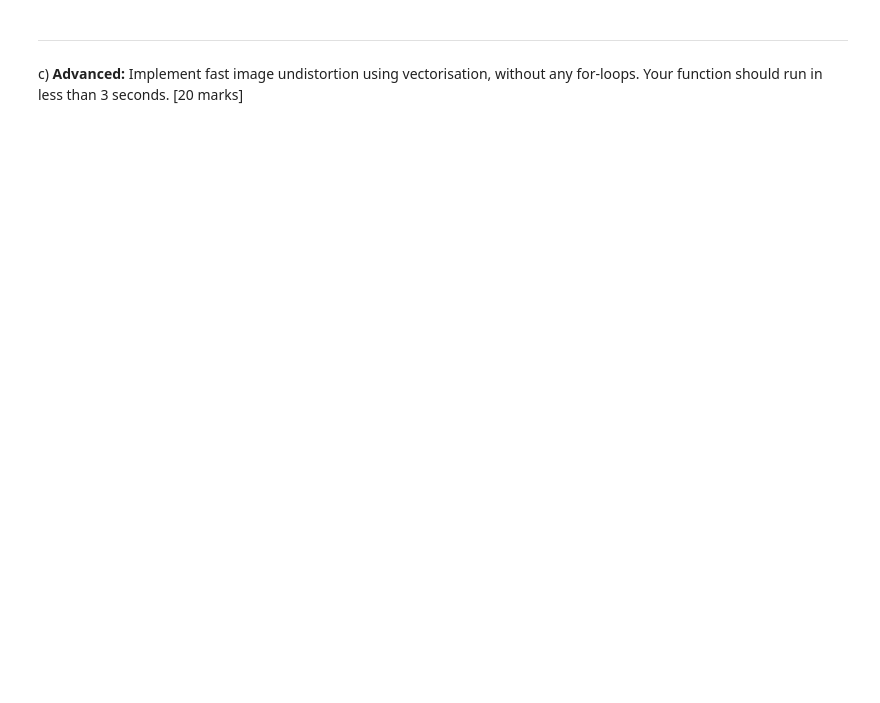
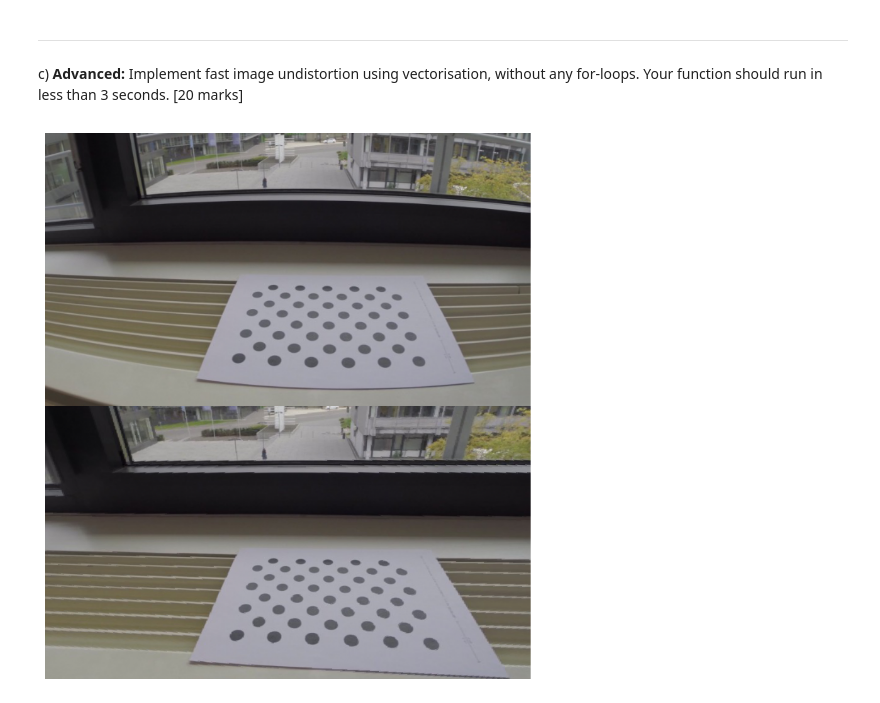
Before and after one commit to varniethan/Computer-Vision, a Jupyter notebook: Image Warping Lab.ipynb, the cells around one changed output. Drawn from its saved outputs; the diff is of its cells as text; code cells hidden in the pictures; blank space fills up the shorter version.

```diff
--- a/Image Warping Lab.ipynb
+++ b/Image Warping Lab.ipynb
@@ -183,17 +256,81 @@ plt.axis("off");
 # %% [markdown]
 ----
 c) **Advanced:** Implement fast image undistortion using vectorisation, without any for-loops. Your function should run in less than 3 seconds. [20 marks]
-# %%
-def undistort_image_vectorised(image, camera_matrix, dist_coeffs):
-    """Undistorts an image using the given camera matrix and distortion coefficients.
-    Use vectorised operations to avoid slow for loops."""
-
-    ## TASK: Replace this code with your own implementation.
-    return np.zeros_like(image)
-
-
-# Visualise input (top) and undistorted output (bottom).
-target = undistort_image_vectorised(source, camera_matrix, dist_coeffs)
-plt.rcParams['figure.figsize'] = [10, 10]
-plt.imshow(np.vstack([source, target]))
-plt.axis("off");
+# %%
+def bilinear_interpolation(image, x, y):
+    # Get the integer and fractional parts of the coordinates
+    x_int = (np.floor(x)).astype(int)
+    y_int = np.floor(y).astype(int)
+    dx = x - x_int
+    dy = y - y_int
+
+    x_int = np.clip(x_int, 0, image.shape[1] - 2)
+    y_int = np.clip(y_int, 0, image.shape[0] - 2)
+
+    dx = [dx, dx, dx]
+    dx = np.moveaxis(dx, 0, -1)
+
+    dy = [dy, dy, dy]
+    dy = np.moveaxis(dy, 0, -1)
+
+    # Step 1: Create a boolean mask for valid indices
+    # Step 2: Initialize topLeft as a 3D array of zeros
+    # Step 3: Assign valid pixel values from image to topLeft
+
+    # Get the intensity values of pixels at four nearest corners
+    #if 0 <= x_int < image.shape[1] and 0 <= y_int < image.shape[0] else np.zeros(3)
+    maskTopLeft = (0 <= x_int) & (x_int < image.shape[1]) & (0 <= y_int) & (y_int < image.shape[0])
+    topLeft = np.zeros((x_int.shape[0], x_int.shape[1], 3))
+    topLeft[maskTopLeft] = image[y_int[maskTopLeft], x_int[maskTopLeft]]
+
+    #if 0 <= x_int+1 < image.shape[1] and 0 <= y_int < image.shape[0] else np.zeros(3)
+    maskTopRight = (0 <= x_int+1) & (x_int+1 < image.shape[1]) & (0 <= y_int) & (y_int < image.shape[0])
+    topRight = np.zeros((x_int.shape[0], x_int.shape[1], 3))
+    topRight[maskTopRight] = image[y_int[maskTopRight], x_int[maskTopRight]]
+
+    #if 0 <= x_int < image.shape[1] and 0 <= y_int+1 < image.shape[0] else np.zeros(3)
+    maskBottomLeft = (0 <= x_int) & (x_int < image.shape[1]) & (0 <= y_int+1 ) & (y_int+1  < image.shape[0])
+    bottomLeft = np.zeros((x_int.shape[0], x_int.shape[1], 3))
+    bottomLeft[maskBottomLeft] = image[y_int[maskBottomLeft], x_int[maskBottomLeft]]
+
+    #if 0 <= x_int+1 < image.shape[1] and 0 <= y_int+1 < image.shape[0] else np.zeros(3)
+    maskBottomRight = (0 <= x_int+1) & (x_int+1 < image.shape[1]) & (0 <=  y_int+1) & (y_int+1 < image.shape[0])
+    bottomRight = np.zeros((x_int.shape[0], x_int.shape[1], 3))
+    bottomRight[maskBottomRight] = image[y_int[maskBottomRight], x_int[maskBottomRight]]
+
+    # Perform bilinear interpolation
+    top = topLeft * (1 - dx) + topRight * dx
+    bottom = bottomLeft * (1 - dx) + bottomRight * dx
+    interpolated_value = top * (1 - dy) + bottom * dy
+
+    return interpolated_value
+
+def undistort_image_vectorised(image, camera_matrix, dist_coeffs):
+    """Undistorts an image using the given camera matrix and distortion coefficients.
+    Use vectorised operations to avoid slow for loops."""
+    undistorted_image = np.zeros_like(image)
+    ## TASK: Replace this code with your own implementation.
+    height, width = image.shape[:2]
+
+    # Use meshgrid to create a gird of  x coordinates such as [[0,0,0,...,0],[1,1,1,...,1],...,[width,width,width,...,width]]
+    # and y coordinates such as [[0,1,2,...,height],[0,1,2,...,height],...,[0,1,2,...,height]]
+    u , v = np.meshgrid(np.arange(width), np.arange(height))
+    x = (u - camera_matrix[0,2]) / camera_matrix[0,0]
+    y = (v - camera_matrix[1,2]) / camera_matrix[1,1]
+    r2 = x**2 + y**2
+    x1 = x * (1 + dist_coeffs[0] * r2 + dist_coeffs[1] * r2**2 + dist_coeffs[2] * r2**3)
+    y1 = y * (1 + dist_coeffs[0] * r2 + dist_coeffs[1] * r2**2 + dist_coeffs[2] * r2**3)
+    u1 = x1 * camera_matrix[0,0] + camera_matrix[0,2]
+    v1 = y1 * camera_matrix[1,1] + camera_matrix[1,2]
+
+    intensity = bilinear_interpolation(image, u1, v1)
+    undistorted_image = intensity
+    return undistorted_image
+
+# Visualise input (top) and undistorted output (bottom).
+target = undistort_image_vectorised(source, camera_matrix, dist_coeffs)
+plt.rcParams['figure.figsize'] = [10, 10]
+plt.imshow(np.vstack([source, target]))
+plt.axis("off");
+# %% [output]
+[figure, added]
```
Also changed, not shown: parts of 6 cells of this notebook, 2 other files.
